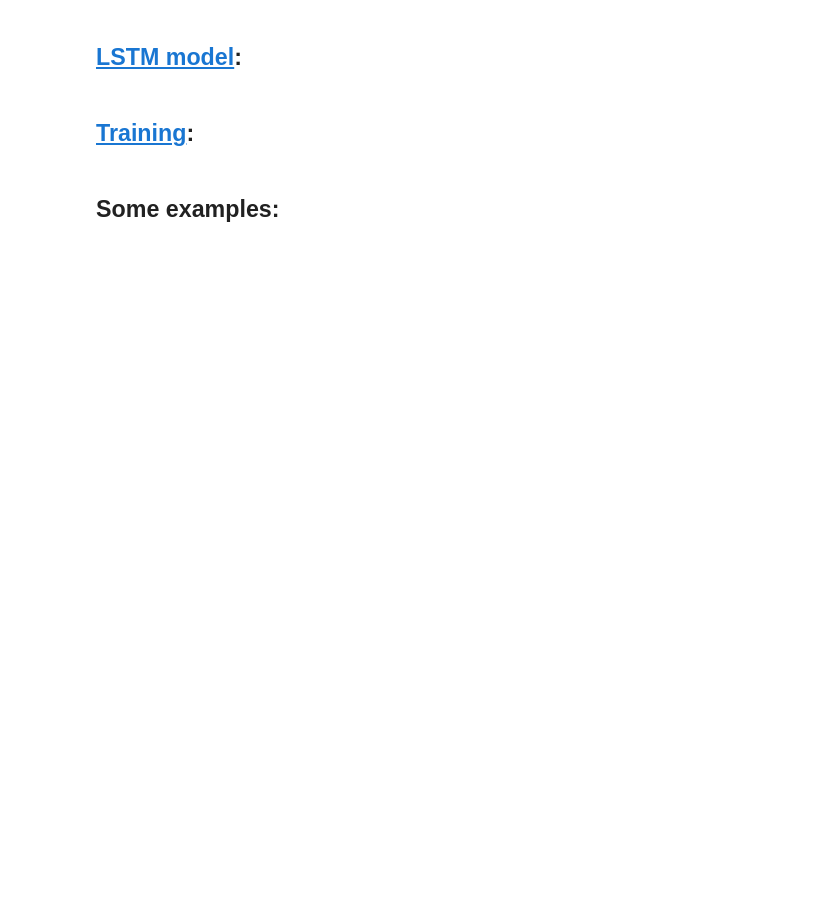
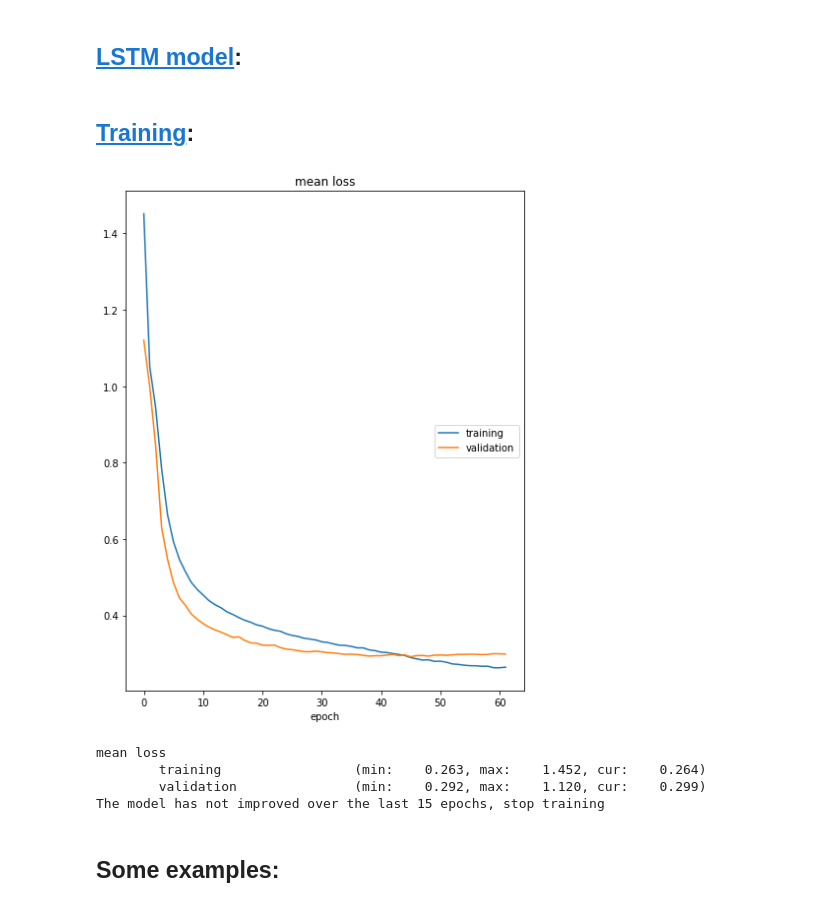
Before and after one commit to shell-escape/NLP-Named-entity-recognition-in-recipes, a Jupyter notebook: Named-entity recognition in recipes.ipynb, the cells around one changed output. Drawn from its saved outputs; the diff is of its cells as text; code cells hidden in the pictures; blank space fills up the shorter version.

```diff
--- a/Named-entity recognition in recipes.ipynb
+++ b/Named-entity recognition in recipes.ipynb
@@ -258,7 +259,7 @@ class Converter():
 # %%
 class LSTMTagger(nn.Module):
     def __init__(self, vocab_size, tagset_size, embedding_dim=16, hidden_dim=64, num_layers=1, layer_dropout=0, emb_dropout=0):
-        super(LSTMTagger, self).__init__()
+        super(self.__class__, self).__init__()
         self.embs = nn.Embedding(vocab_size, embedding_dim, padding_idx=0)
         self.lstm = nn.LSTM(embedding_dim, hidden_dim, num_layers, batch_first=True, dropout=layer_dropout, bidirectional=True)
         self.hidden_to_tag = nn.Linear(2 * hidden_dim, tagset_size)
@@ -508,23 +521,29 @@ model = LSTMTagger(VOCAB_SIZE, TAGSET_SIZE, EMBEDDING_DIM, HIDDEN_DIM, NUM_LAYER
 # %%
 lr_scheduler = lambda optim: \
     torch.optim.lr_scheduler.ReduceLROnPlateau(optim, patience=5, factor=0.5, verbose=True)
 
 #lr_scheduler = lambda optim: \
 #    torch.optim.lr_scheduler.StepLR(optim, step_size=5, gamma=0.9)
 
-best_val_loss, best_torch_transf_model = train_eval_loop(model,
-                                                         train_dataset,
-                                                         val_dataset,
-                                                         batch_nllloss,
-                                                         lr=5e-4,
-                                                         epoch_n=1000,
-                                                         batch_size_train=batch_size_train,
-                                                         batch_size_val=batch_size_val,
-                                                         early_stopping_patience=20,
-                                                         lr_scheduler_ctor=lr_scheduler,
-                                                         draw_loss=False,
-                                                         show_bar=True,
-                                                         dataloader_workers_n=5)
+best_val_loss, best_model = train_eval_loop(model,
+                                            train_dataset,
+                                            val_dataset,
+                                            batch_nllloss,
+                                            lr=5e-4,
+                                            epoch_n=1000,
+                                            batch_size_train=batch_size_train,
+                                            batch_size_val=batch_size_val,
+                                            early_stopping_patience=15,
+                                            lr_scheduler_ctor=lr_scheduler,
+                                            draw_loss=True,
+                                            show_bar=False,
+                                            dataloader_workers_n=5)
+# %% [output]
+[figure, added]
+mean loss
+        training                 (min:    0.263, max:    1.452, cur:    0.264)
+        validation               (min:    0.292, max:    1.120, cur:    0.299)
+The model has not improved over the last 15 epochs, stop training
 # %% [markdown]
 ## Some examples:
 # %%
```
Also changed, not shown: parts of 15 cells of this notebook.
